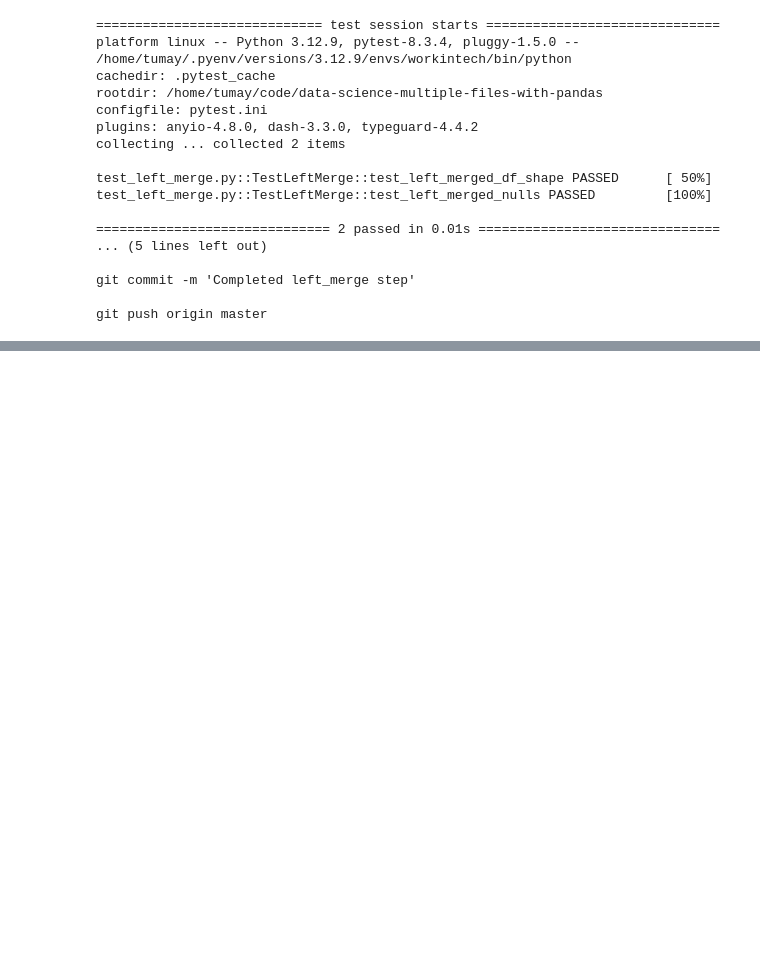
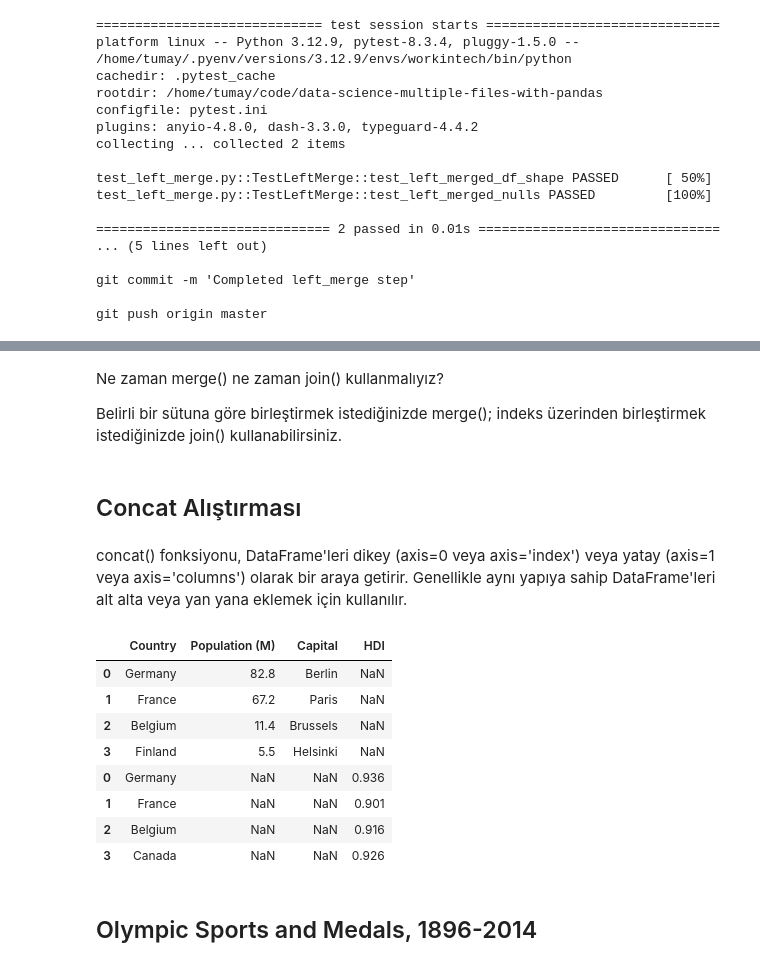
Before and after one commit to tmy-datamesa/data-science-multiple-files-with-pandas, a Jupyter notebook: multiple_files.ipynb, the cells around one changed output, grey strips where cells are left out. Saved outputs shown, nothing was run; the diff lists cells and outputs as text; code cells hidden in the pictures; blank space fills up the shorter version.

Commit message:
concat uygulaması

```diff
--- a/multiple_files.ipynb
+++ b/multiple_files.ipynb
@@ -123,0 +211,3 @@ git push origin master
+# %%
+aa_df = a_df.set_index("Country")
+aa_df
@@ -123,0 +221,3 @@ git push origin master
+# %%
+bb_df = b_df.set_index("Country")
+bb_df
@@ -123,0 +269,23 @@ git push origin master
+# %% [markdown]
+Ne zaman merge() ne zaman join() kullanmalıyız?
+
+Belirli bir sütuna göre birleştirmek istediğinizde merge(); indeks üzerinden birleştirmek istediğinizde join() kullanabilirsiniz.
+# %% [markdown]
+## Concat Alıştırması
+# %% [markdown]
+concat() fonksiyonu, DataFrame'leri dikey (axis=0 veya axis='index') veya yatay (axis=1 veya axis='columns') olarak bir araya getirir. Genellikle aynı yapıya sahip DataFrame'leri alt alta veya yan yana eklemek için kullanılır.
+# %%
+concat_df = pd.concat([a_df, b_df], axis="index", sort=False)
+concat_df
+# %% [output]
+|  | Country | Population (M) | Capital | HDI |
+| 0 | Germany | 82.8 | Berlin | NaN |
+| 1 | France | 67.2 | Paris | NaN |
+| 2 | Belgium | 11.4 | Brussels | NaN |
+| 3 | Finland | 5.5 | Helsinki | NaN |
+| 0 | Germany | NaN | NaN | 0.936 |
+| 1 | France | NaN | NaN | 0.901 |
+| 2 | Belgium | NaN | NaN | 0.916 |
+| 3 | Canada | NaN | NaN | 0.926 |
+# %% [markdown]
+## Olympic Sports and Medals, 1896-2014
```
Also changed, not shown: parts of 17 cells of this notebook.
